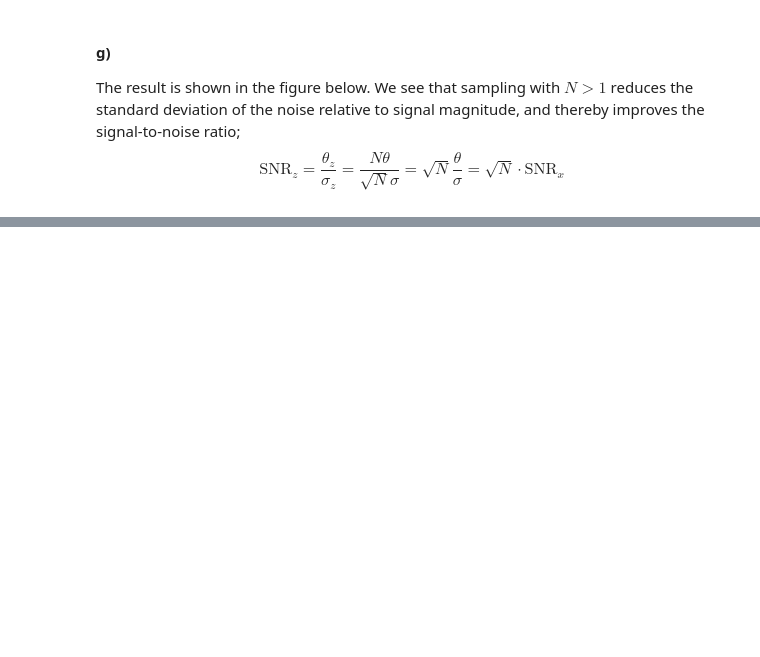
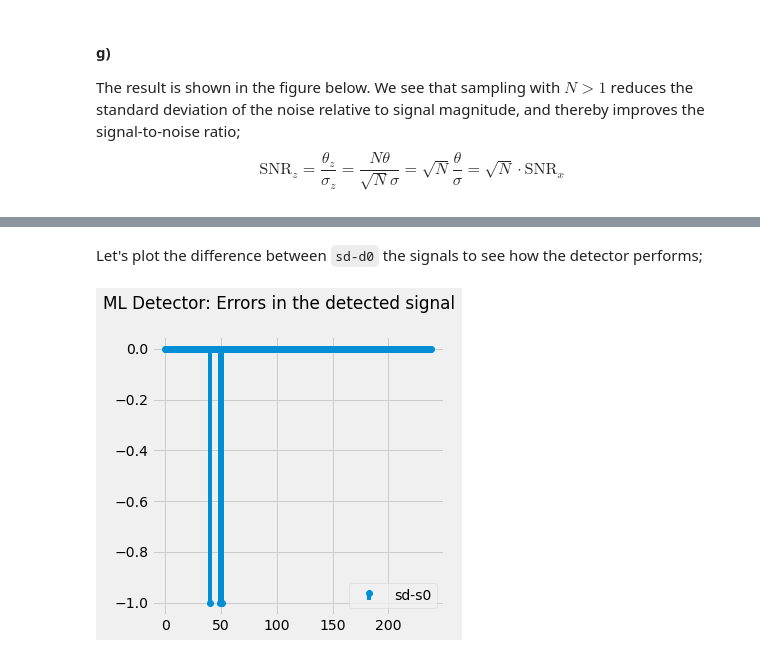
Before and after one commit to fonstelien/INF4480, a Jupyter notebook: project4/project4.ipynb, the cells around one changed output, grey strips where cells are left out. Drawn from its saved outputs; the diff is of its cells as text; code cells hidden in the pictures; blank space fills up the shorter version.

````diff
--- a/project4/project4.ipynb
+++ b/project4/project4.ipynb
@@ -259,0 +347,18 @@ plt.show()
+# %%
+# Detecting signal
+gamma = 1/2
+sd = 1*(sn > gamma)
+# %% [markdown]
+Let's plot the difference between ```sd-d0``` the signals to see how the detector performs;
+# %%
+fig, axes = plt.subplots(ncols=1, nrows=1, sharex=True, sharey=True, figsize=(5,5))
+fig.suptitle(r'ML Detector: Errors in the detected signal')
+
+ax = axes
+ax.stem(sd-s0, basefmt=' ')
+ax.legend(["sd-s0"])
+
+plt.tight_layout()
+plt.show()
+# %% [output]
+[figure, added]
````
Also changed, not shown: parts of 32 cells of this notebook.
